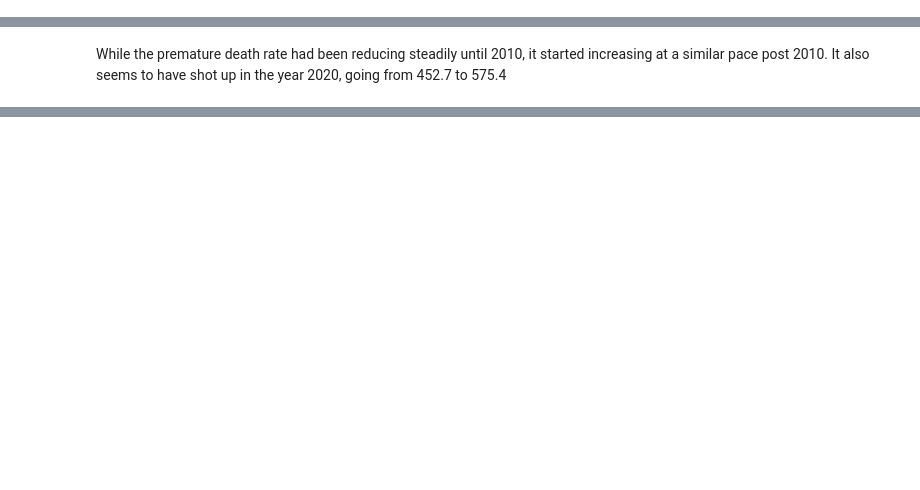
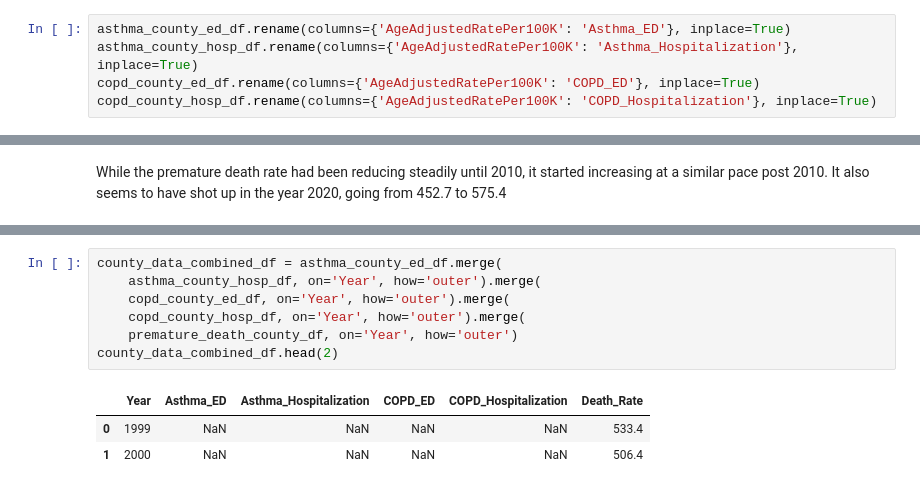
Before and after one commit to himanshunaidu/data512_project, a Jupyter notebook: healthcare_data_acquisition.ipynb, the cells around one changed output, grey strips where cells are left out. Drawn from its saved outputs; the diff is of its cells as text; blank space fills up the shorter version.

Commit message:
Save the combined data frame

```diff
--- a/healthcare_data_acquisition.ipynb
+++ b/healthcare_data_acquisition.ipynb
@@ -227,6 +254,11 @@ We will be saving all ED visit and hospitalization data in the combined datafram
 # Rename the Year column to match the IHME data
 asthma_county_hosp_df.rename(columns={'YearAdmitted': 'Year'}, inplace=True)
 copd_county_hosp_df.rename(columns={'YearAdmitted': 'Year'}, inplace=True)
+# %%
+asthma_county_ed_df.rename(columns={'AgeAdjustedRatePer100K': 'Asthma_ED'}, inplace=True)
+asthma_county_hosp_df.rename(columns={'AgeAdjustedRatePer100K': 'Asthma_Hospitalization'}, inplace=True)
+copd_county_ed_df.rename(columns={'AgeAdjustedRatePer100K': 'COPD_ED'}, inplace=True)
+copd_county_hosp_df.rename(columns={'AgeAdjustedRatePer100K': 'COPD_Hospitalization'}, inplace=True)
 # %% [markdown]
 ## Marion Age-Adjusted Premature Death Rate
 
@@ -265,0 +314,11 @@ It also seems to have shot up in the year 2020, going from 452.7 to 575.4
+# %%
+county_data_combined_df = asthma_county_ed_df.merge(
+    asthma_county_hosp_df, on='Year', how='outer').merge(
+    copd_county_ed_df, on='Year', how='outer').merge(
+    copd_county_hosp_df, on='Year', how='outer').merge(
+    premature_death_county_df, on='Year', how='outer')
+county_data_combined_df.head(2)
+# %% [output]
+|  | Year | Asthma_ED | Asthma_Hospitalization | COPD_ED | COPD_Hospitalization | Death_Rate |
+| 0 | 1999 | NaN | NaN | NaN | NaN | 533.4 |
+| 1 | 2000 | NaN | NaN | NaN | NaN | 506.4 |
```
Also changed, not shown: parts of 12 cells of this notebook, 3 other files.
